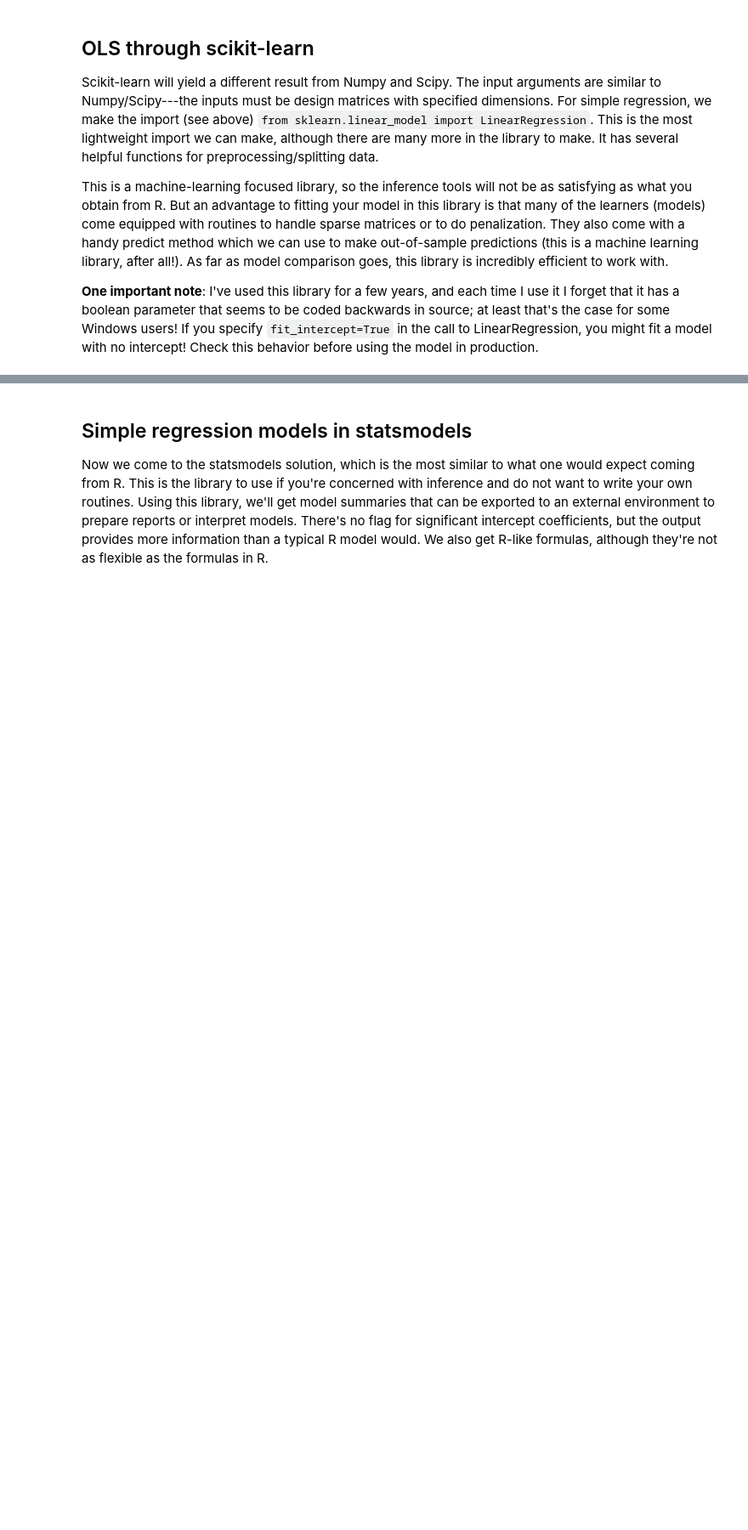
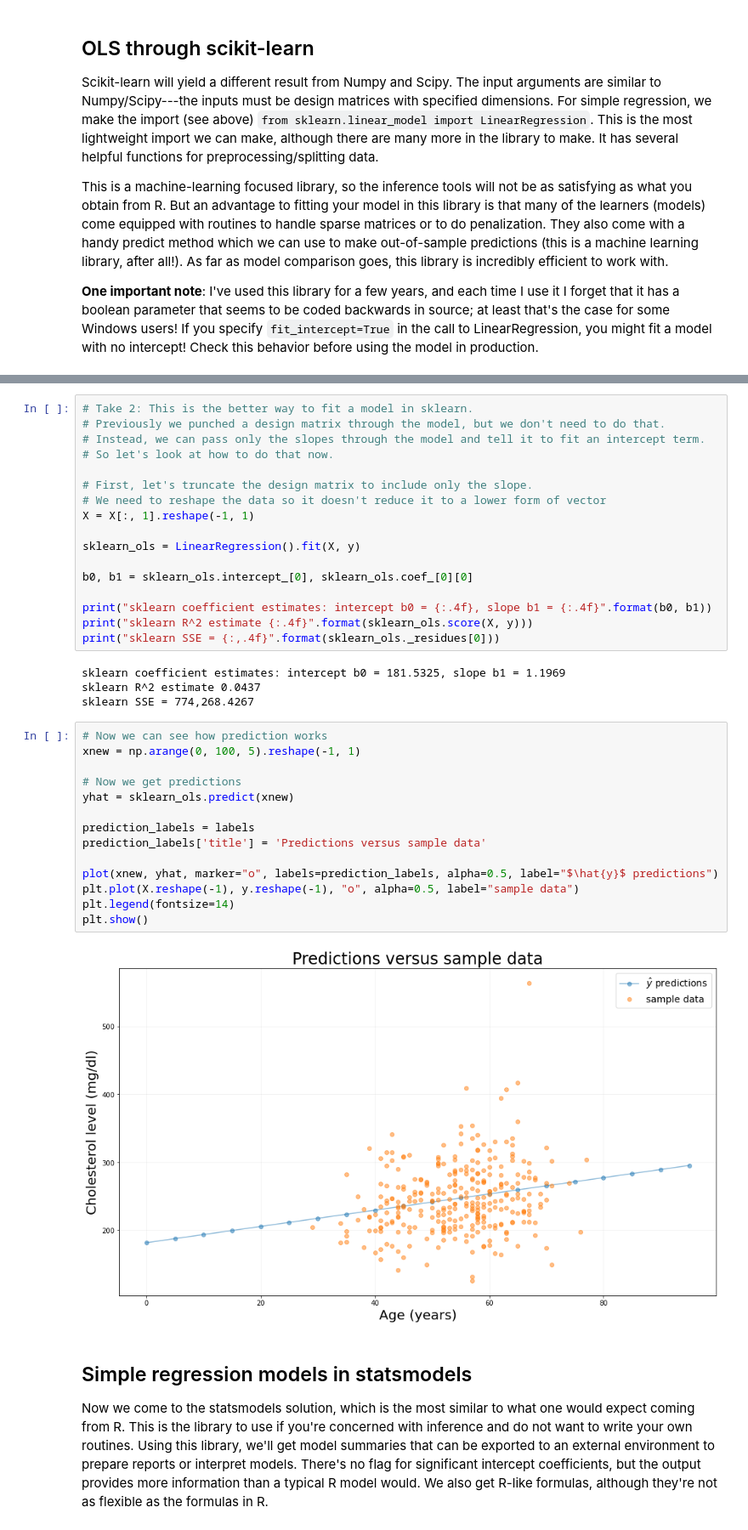
Before and after one commit to danjdrennan/stat654-python, a Jupyter notebook: notebooks/regression.ipynb, the cells around one changed output, grey strips where cells are left out. Shown at 85% size. Saved outputs shown, nothing was run; the diff lists cells and outputs as text; blank space fills up the shorter version.

Commit message:
updates sklearn part to make predictions correctly

```diff
--- a/notebooks/regression.ipynb
+++ b/notebooks/regression.ipynb
@@ -262,3 +262,40 @@ sklearn SSE = 774,268.427
+# %%
+# Take 2: This is the better way to fit a model in sklearn.
+# Previously we punched a design matrix through the model, but we don't need to do that.
+# Instead, we can pass only the slopes through the model and tell it to fit an intercept term.
+# So let's look at how to do that now.
+
+# First, let's truncate the design matrix to include only the slope.
+# We need to reshape the data so it doesn't reduce it to a lower form of vector
+X = X[:, 1].reshape(-1, 1)
+
+sklearn_ols = LinearRegression().fit(X, y)
+
+b0, b1 = sklearn_ols.intercept_[0], sklearn_ols.coef_[0][0]
+
+print("sklearn coefficient estimates: intercept b0 = {:.4f}, slope b1 = {:.4f}".format(b0, b1))
+print("sklearn R^2 estimate {:.4f}".format(sklearn_ols.score(X, y)))
+print("sklearn SSE = {:,.4f}".format(sklearn_ols._residues[0]))
+# %% [output]
+sklearn coefficient estimates: intercept b0 = 181.5325, slope b1 = 1.1969
+sklearn R^2 estimate 0.0437
+sklearn SSE = 774,268.4267
+# %%
+# Now we can see how prediction works
+xnew = np.arange(0, 100, 5).reshape(-1, 1)
+
+# Now we get predictions
+yhat = sklearn_ols.predict(xnew)
+
+prediction_labels = labels
+prediction_labels['title'] = 'Predictions versus sample data'
+
+plot(xnew, yhat, marker="o", labels=prediction_labels, alpha=0.5, label="$\hat{y}$ predictions")
+plt.plot(X.reshape(-1), y.reshape(-1), "o", alpha=0.5, label="sample data")
+plt.legend(fontsize=14)
+plt.show()
+# %% [output]
+[figure, added]
 # %% [markdown]
 ## Simple regression models in statsmodels
 
```
Also changed, not shown: parts of 6 cells of this notebook.
